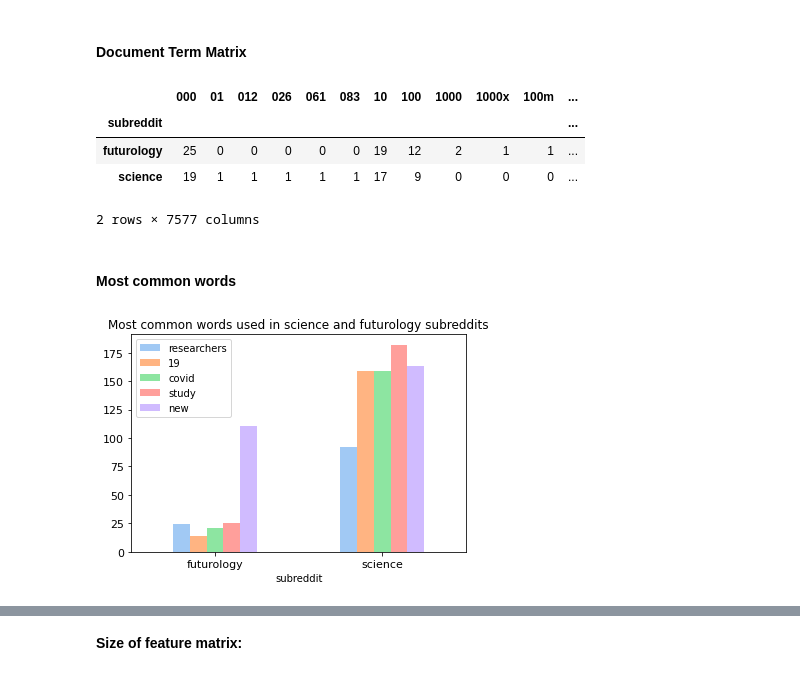
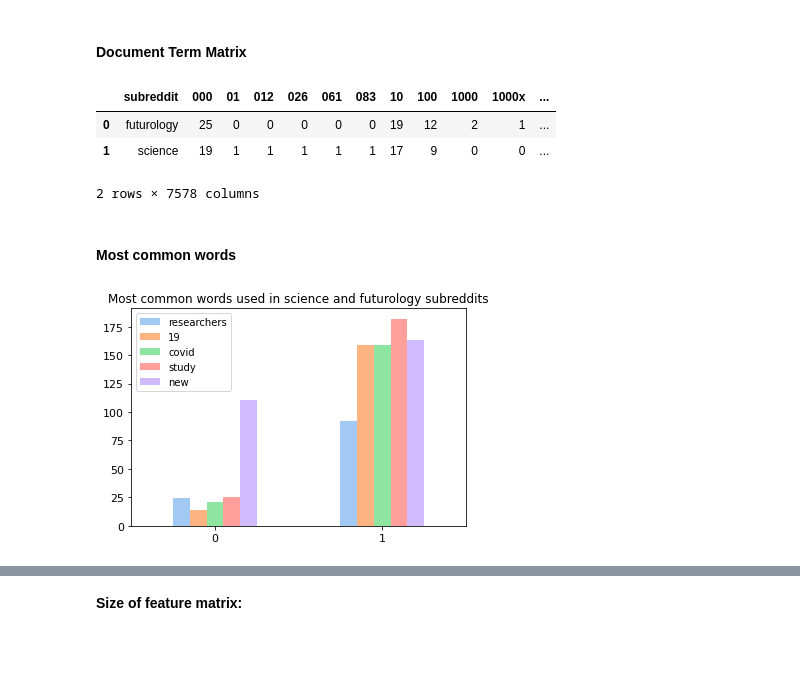
Before and after one commit to abishop17/plausible_utopia_nlp_classification_modeling, a Jupyter notebook: code/Project 3 - #1 of 3 (Preprocessing, EDA) - Plausible Utopia -- Classification Modeling on Subreddits.ipynb, the cells around one changed output, grey strips where cells are left out. Saved outputs shown, nothing was run; the diff lists cells and outputs as text; code cells hidden in the pictures; blank space fills up the shorter version.

```diff
--- a/code/Project 3 - #1 of 3 (Preprocessing, EDA) - Plausible Utopia -- Classification Modeling on Subreddits.ipynb
+++ b/code/Project 3 - #1 of 3 (Preprocessing, EDA) - Plausible Utopia -- Classification Modeling on Subreddits.ipynb
@@ -85,7 +85,7 @@ From the [rubric](https://git.generalassemb.ly/abishop17/project_3/blob/master/R
 # %% [markdown]
 #### Dataset 1: "New" flavor, pulled from Reddit on 10/13/20
 # %%
-subred = pd.read_csv('../data/df_with_both_subs.csv', index_col = 'id')
+subred = pd.read_csv('../data/df_with_both_subs.csv')
 subred = subred.drop(columns = 'Unnamed: 0')
 display(pd.set_option('display.max_colwidth', 50), subred.head())
 # %% [output]
@@ -290,33 +285,34 @@ cv = CountVectorizer(analyzer = 'word', stop_words = 'english')
 subred_grouped_by_sub_new = cv.fit_transform(subred_grouped_by_sub['title'])
 
 df_doc_term_matrix = pd.DataFrame(subred_grouped_by_sub_new.todense(), columns = cv.get_feature_names())
-df_doc_term_matrix
 
-df_doc_term_matrix.index = subred_grouped_by_sub.index
+df_doc_term_matrix['subreddit'] = subred_grouped_by_sub.index
+subreddit_col = df_doc_term_matrix.pop('subreddit')
+df_doc_term_matrix.insert(0, 'subreddit', subreddit_col)
+
 df_doc_term_matrix
 
 # ref: https://www.analyticsvidhya.com/blog/2020/04/beginners-guide-exploratory-data-analysis-text-data/
 # %% [output]
-|  | 000 | 01 | 012 | 026 | 061 | 083 | 10 | 100 | 1000 | 1000x | 100m | ... |
-| subreddit |  |  |  |  |  |  |  |  |  |  |  | ... |
-| futurology | 25 | 0 | 0 | 0 | 0 | 0 | 19 | 12 | 2 | 1 | 1 | ... |
-| science | 19 | 1 | 1 | 1 | 1 | 1 | 17 | 9 | 0 | 0 | 0 | ... |
+|  | subreddit | 000 | 01 | 012 | 026 | 061 | 083 | 10 | 100 | 1000 | 1000x | ... |
+| 0 | futurology | 25 | 0 | 0 | 0 | 0 | 0 | 19 | 12 | 2 | 1 | ... |
+| 1 | science | 19 | 1 | 1 | 1 | 1 | 1 | 17 | 9 | 0 | 0 | ... |
-2 rows × 7577 columns
+2 rows × 7578 columns
 # %% [markdown]
 #### Most common words
 # %%
 # Most common words used in science and futurology subreddits
 
-top_words = df_doc_term_matrix.sum().sort_values(ascending = False)[:5][::-1]
+top_words = df_doc_term_matrix.iloc[:, 1:].sum().sort_values(ascending = False)[:5][::-1]
 top_words = df_doc_term_matrix[[word for word in pd.Series(top_words).index]]
 
 top_words.plot.bar()
 
 plt.title('Most common words used in science and futurology subreddits')
 plt.xticks(size = 11, rotation = 0)
 plt.yticks(size = 11);
 # %% [output]
-[figure, old version]
+[figure, new version]
 # %%
 # Most common words used in science subreddit
 
```
Also changed, not shown: parts of 10 cells of this notebook, 2 other files.
